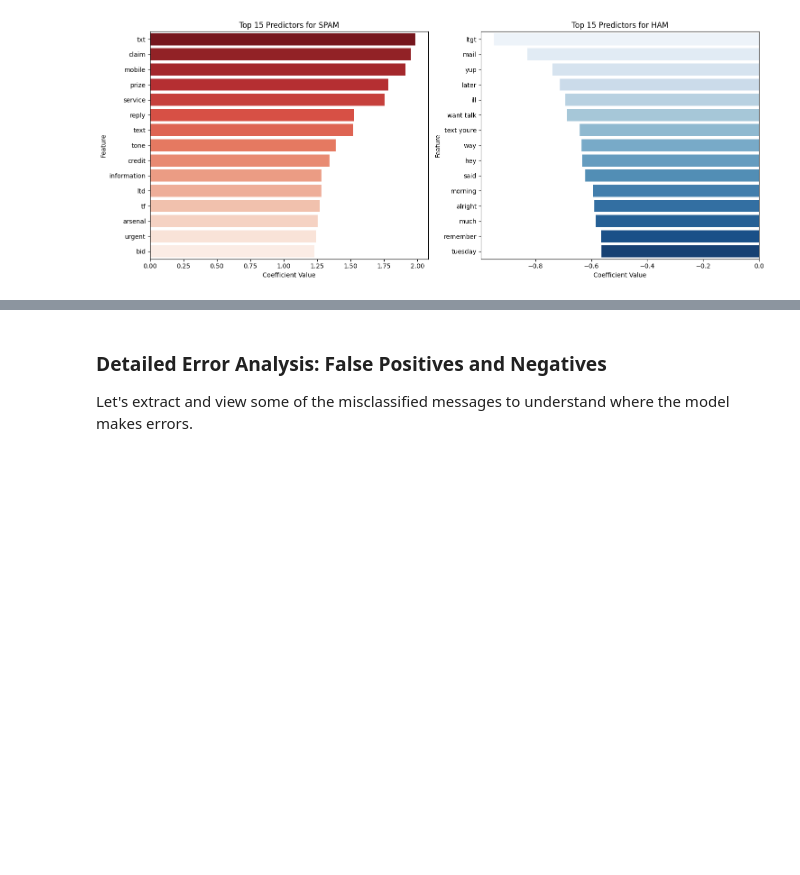
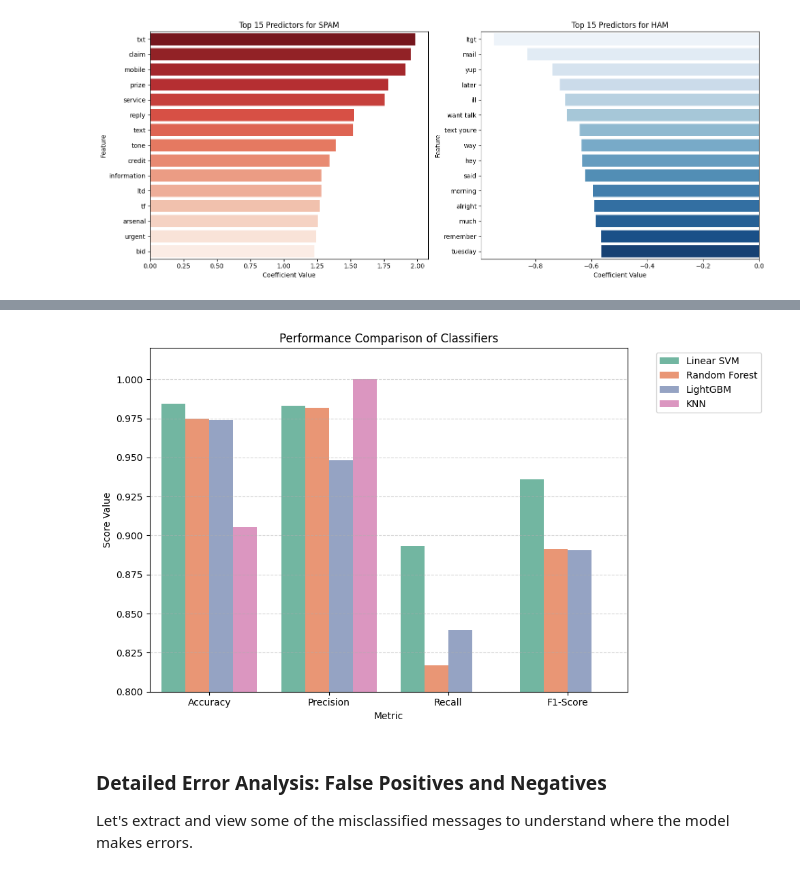
Before and after one commit to awwroni/Spam-Classification-using-SVM, a Jupyter notebook: SMS_SpamClassification_SVM.ipynb, the cells around one changed output, grey strips where cells are left out. Saved outputs shown, nothing was run; the diff lists cells and outputs as text; code cells hidden in the pictures; blank space fills up the shorter version.

```diff
--- a/SMS_SpamClassification_SVM.ipynb
+++ b/SMS_SpamClassification_SVM.ipynb
@@ -265,0 +304,22 @@ Passing `palette` without assigning `hue` is deprecated and will be removed in v
+# %%
+results = []
+
+for name, model_pipeline in models.items():
+    test_preds = model_pipeline.predict(X_test)
+
+    acc = accuracy_score(y_test, test_preds)
+    prec = precision_score(y_test, test_preds)
+    rec = recall_score(y_test, test_preds)
+    f1 = f1_score(y_test, test_preds)
+
+    results.append({
+        'Model': name,
+        'Accuracy': acc,
+        'Precision': prec,
+        'Recall': rec,
+        'F1-Score': f1
+    })
+
+# Convert results to DataFrame
+results_df = pd.DataFrame(results)
+display(results_df.style.highlight_max(color='lightgreen', axis=0, subset=['Accuracy', 'Precision', 'Recall', 'F1-Score']))
@@ -266,3 +332,18 @@ Passing `palette` without assigning `hue` is deprecated and will be removed in v
+# %%
+# Visualize the model comparison
+results_melted = results_df.melt(id_vars='Model', var_name='Metric', value_name='Score')
+
+plt.figure(figsize=(10, 6))
+sns.barplot(data=results_melted, x='Metric', y='Score', hue='Model', palette='Set2')
+plt.title('Performance Comparison of Classifiers')
+plt.ylim(0.8, 1.02)
+plt.ylabel('Score Value')
+plt.grid(axis='y', linestyle='--', alpha=0.5)
+plt.legend(bbox_to_anchor=(1.05, 1), loc='upper left')
+plt.tight_layout()
+plt.show()
+# %% [output]
+[figure, added]
 # %% [markdown]
 ### Detailed Error Analysis: False Positives and Negatives
 Let's extract and view some of the misclassified messages to understand where the model makes errors.
```
Also changed, not shown: parts of 5 cells of this notebook.
